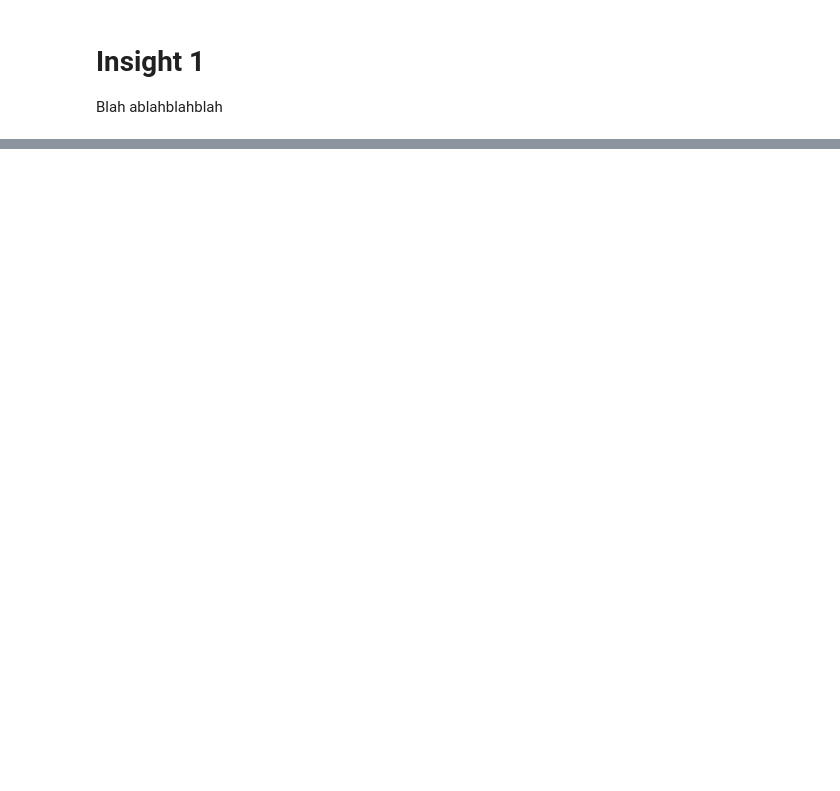
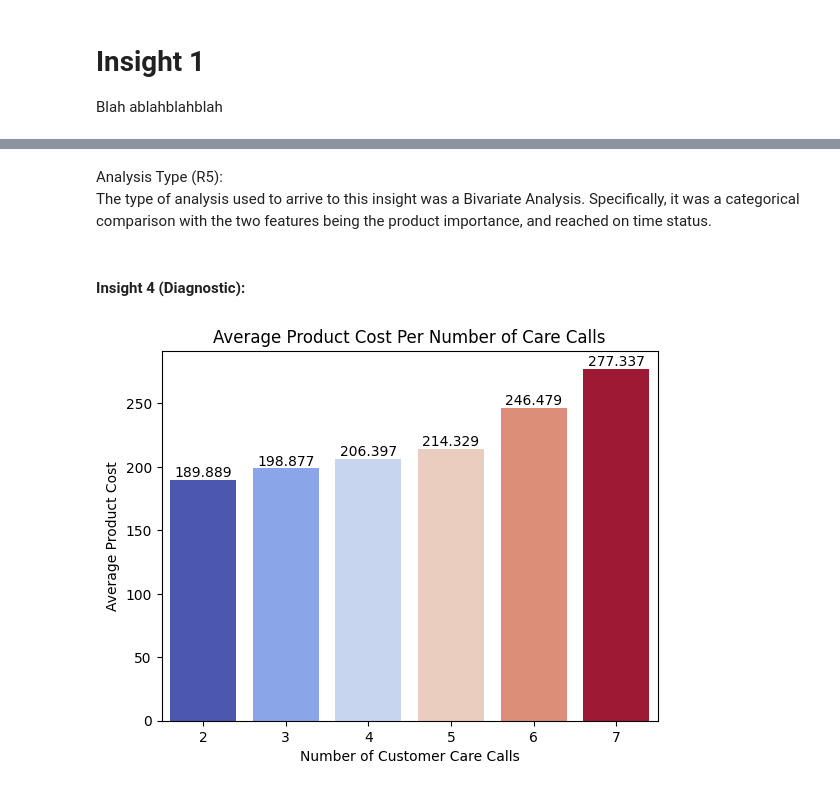
Before and after one commit to CLFrod/Assignment1CSI4142, a Jupyter notebook: Assignment 1 Notebook.ipynb, the cells around one changed output, grey strips where cells are left out. Drawn from its saved outputs; the diff is of its cells as text; code cells hidden in the pictures; blank space fills up the shorter version.

```diff
--- a/Assignment 1 Notebook.ipynb
+++ b/Assignment 1 Notebook.ipynb
@@ -303,0 +336,22 @@ Insight 4:
+# %% [markdown]
+Analysis Type (R5):
+<br>
+The type of analysis used to arrive to this insight was a Bivariate Analysis. Specifically, it was a categorical comparison with the two features being the product importance, and reached on time status.
+# %% [markdown]
+<h4> Insight 4 (Diagnostic):</h4>
+# %%
+# Get the average price of the product cost for the amount of care calls made
+avg = ec_dataframe.groupby("Customer_care_calls")["Cost_of_the_Product"].mean().reset_index()
+
+# Create barplot
+graph = sns.barplot(data=avg, x ="Customer_care_calls", y="Cost_of_the_Product", hue="Customer_care_calls", palette="coolwarm", legend=False)
+
+# Annotate bars with their values
+for bar in graph.containers:
+    graph.bar_label(bar, label_type="edge")
+plt.title("Average Product Cost Per Number of Care Calls")
+plt.ylabel("Average Product Cost")
+plt.xlabel("Number of Customer Care Calls")
+plt.show()
+# %% [output]
+[figure, added]
```
Also changed, not shown: parts of 46 cells of this notebook.
